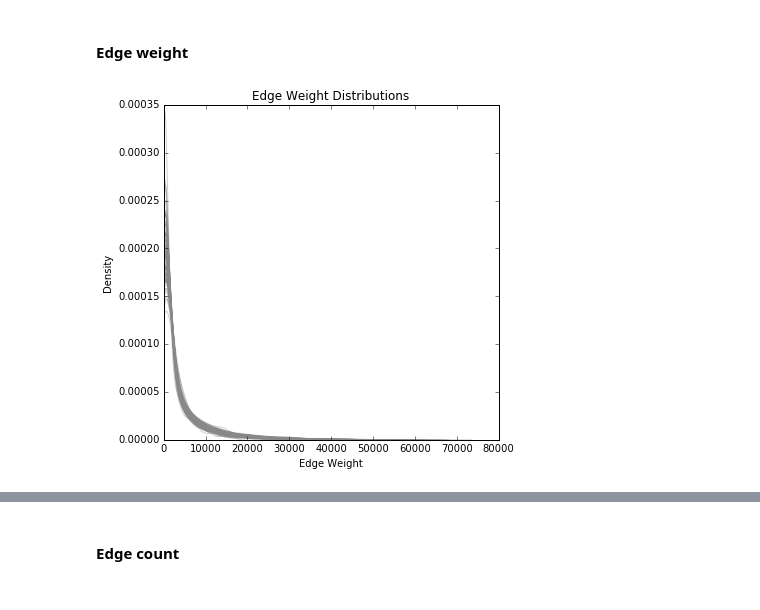
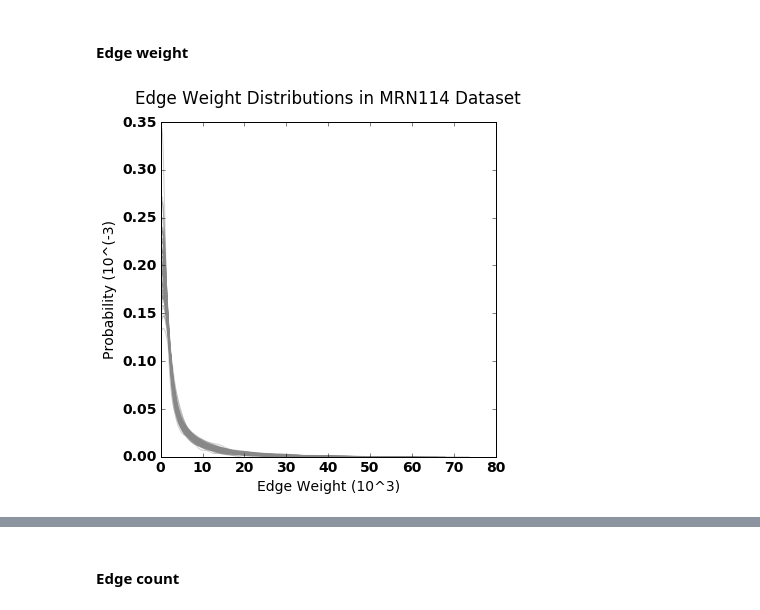
Before and after one commit to Upward-Spiral-Science/TA, a Jupyter notebook: code/extended_exploratory-on-new-datasets.ipynb, the cells around one changed output, grey strips where cells are left out. Drawn from its saved outputs; the diff is of its cells as text; code cells hidden in the pictures.

```diff
--- a/code/extended_exploratory-on-new-datasets.ipynb
+++ b/code/extended_exploratory-on-new-datasets.ipynb
@@ -96,13 +91,13 @@ avg_e_weights = [{'N': len(e_weights[key]),
 # %%
 fig = plt.figure(figsize=(6,6))
 plt.hold(True)
 for key in e_weights.keys():
     dens = gaussian_kde(e_weights[key])
     x = np.linspace(0, 1.2*np.max(e_weights[key]), 1000)
-    plt.plot(x, dens.pdf(x), color='#888888', alpha=0.4)
-plt.title('Edge Weight Distributions')
-plt.ylabel('Density')
-plt.xlabel('Edge Weight')
+    plt.plot(x/1000, 1000*dens.pdf(x), color='#888888', alpha=0.4)
+plt.title('Edge Weight Distributions in MRN114 Dataset', y = 1.04)
+plt.ylabel('Probability (10^(-3)')
+plt.xlabel('Edge Weight (10^3)')
 plt.show()
 # %% [output]
-[figure, old version]
+[figure, new version]
```
Also changed, not shown: parts of 26 cells of this notebook, 28 other files.
